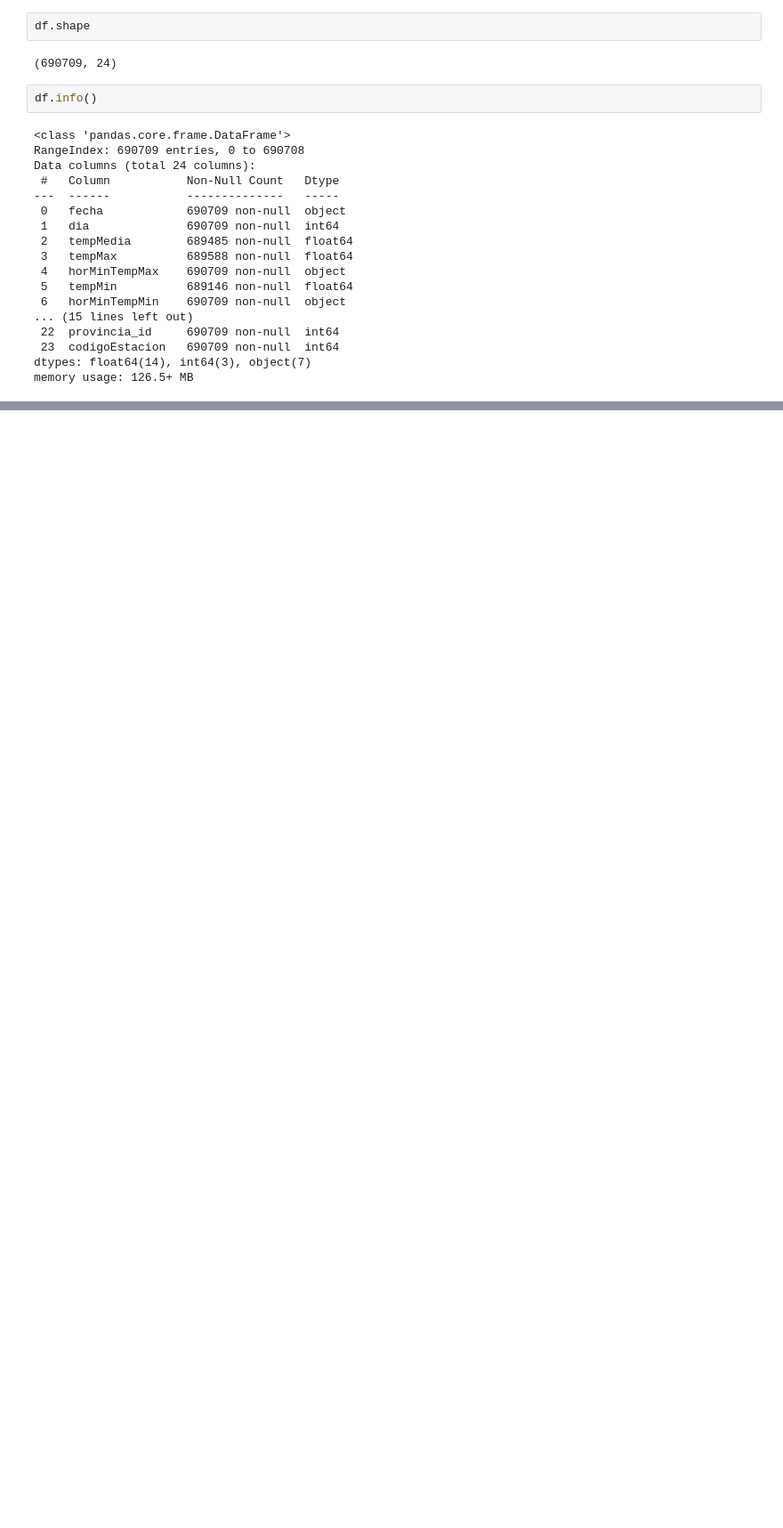
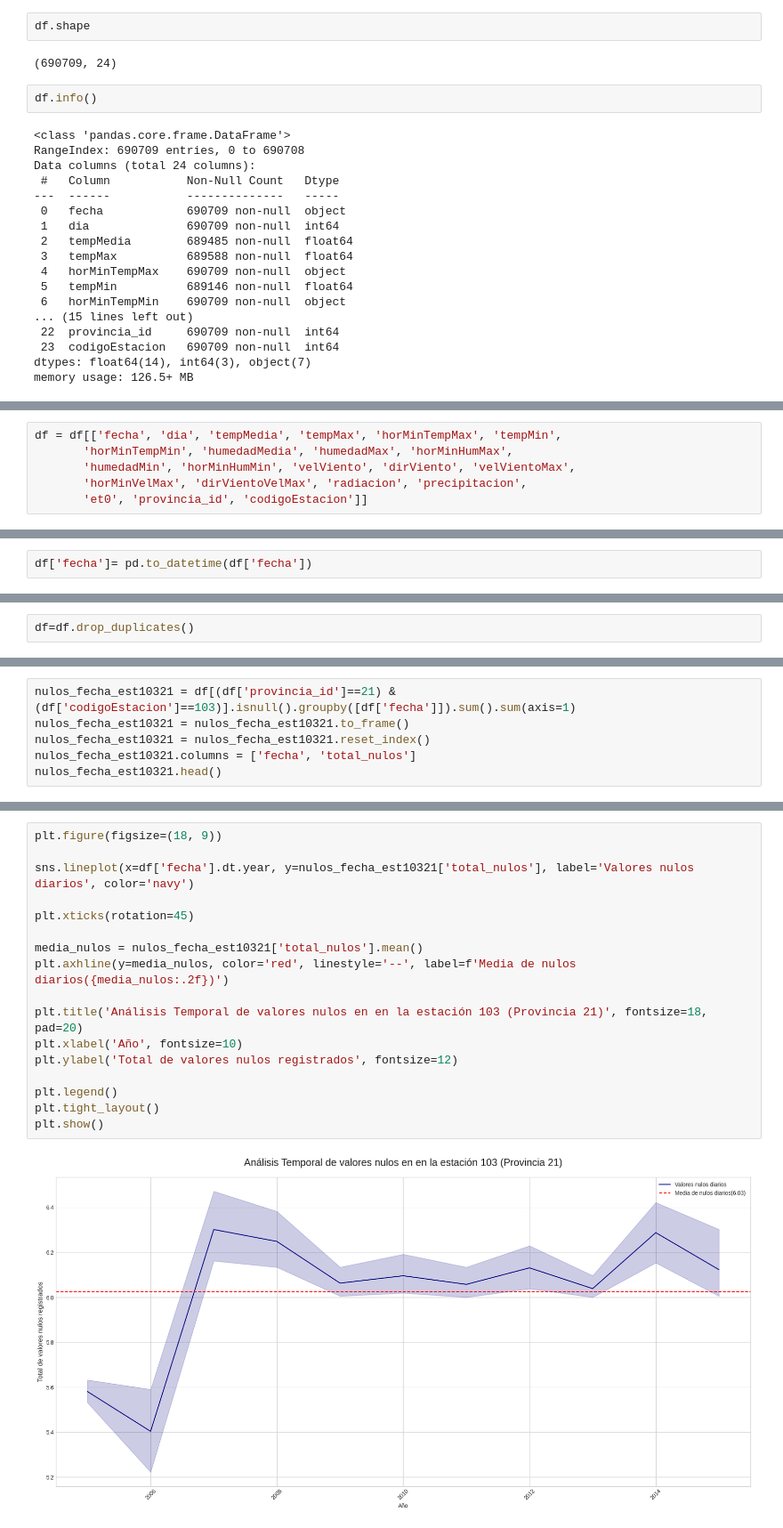
Before and after one commit to lolagj/TFM-Sistema-Riego-Agricola, a Jupyter notebook: notebooks/Comprensión de los datos/Analisis_exploratorio.ipynb, the cells around one changed output, grey strips where cells are left out. Shown at 89% size. Saved outputs shown, nothing was run; the diff lists cells and outputs as text; blank space fills up the shorter version.

```diff
--- a/notebooks/Comprensión de los datos/Analisis_exploratorio.ipynb
+++ b/notebooks/Comprensión de los datos/Analisis_exploratorio.ipynb
@@ -42,0 +256,6 @@ memory usage: 126.5+ MB
+# %%
+df = df[['fecha', 'dia', 'tempMedia', 'tempMax', 'horMinTempMax', 'tempMin',
+       'horMinTempMin', 'humedadMedia', 'humedadMax', 'horMinHumMax',
+       'humedadMin', 'horMinHumMin', 'velViento', 'dirViento', 'velVientoMax',
+       'horMinVelMax', 'dirVientoVelMax', 'radiacion', 'precipitacion',
+       'et0', 'provincia_id', 'codigoEstacion']]
@@ -42,0 +266,2 @@ memory usage: 126.5+ MB
+# %%
+df['fecha']= pd.to_datetime(df['fecha'])
@@ -63,0 +331,2 @@ Index(['fecha', 'dia', 'tempMedia', 'tempMax', 'horMinTempMax', 'tempMin',
+# %%
+df=df.drop_duplicates()
@@ -63,0 +448,6 @@ Index(['fecha', 'dia', 'tempMedia', 'tempMax', 'horMinTempMax', 'tempMin',
+# %%
+nulos_fecha_est10321 = df[(df['provincia_id']==21) & (df['codigoEstacion']==103)].isnull().groupby([df['fecha']]).sum().sum(axis=1)
+nulos_fecha_est10321 = nulos_fecha_est10321.to_frame()
+nulos_fecha_est10321 = nulos_fecha_est10321.reset_index()
+nulos_fecha_est10321.columns = ['fecha', 'total_nulos']
+nulos_fecha_est10321.head()
@@ -63,0 +474,19 @@ Index(['fecha', 'dia', 'tempMedia', 'tempMax', 'horMinTempMax', 'tempMin',
+# %%
+plt.figure(figsize=(18, 9))
+
+sns.lineplot(x=df['fecha'].dt.year, y=nulos_fecha_est10321['total_nulos'], label='Valores nulos diarios', color='navy')
+
+plt.xticks(rotation=45)
+
+media_nulos = nulos_fecha_est10321['total_nulos'].mean()
+plt.axhline(y=media_nulos, color='red', linestyle='--', label=f'Media de nulos diarios({media_nulos:.2f})')
+
+plt.title('Análisis Temporal de valores nulos en en la estación 103 (Provincia 21)', fontsize=18, pad=20)
+plt.xlabel('Año', fontsize=10)
+plt.ylabel('Total de valores nulos registrados', fontsize=12)
+
+plt.legend()
+plt.tight_layout()
+plt.show()
+# %% [output]
+[figure, added]
```
Also changed, not shown: parts of 57 cells of this notebook, 2 other files.
